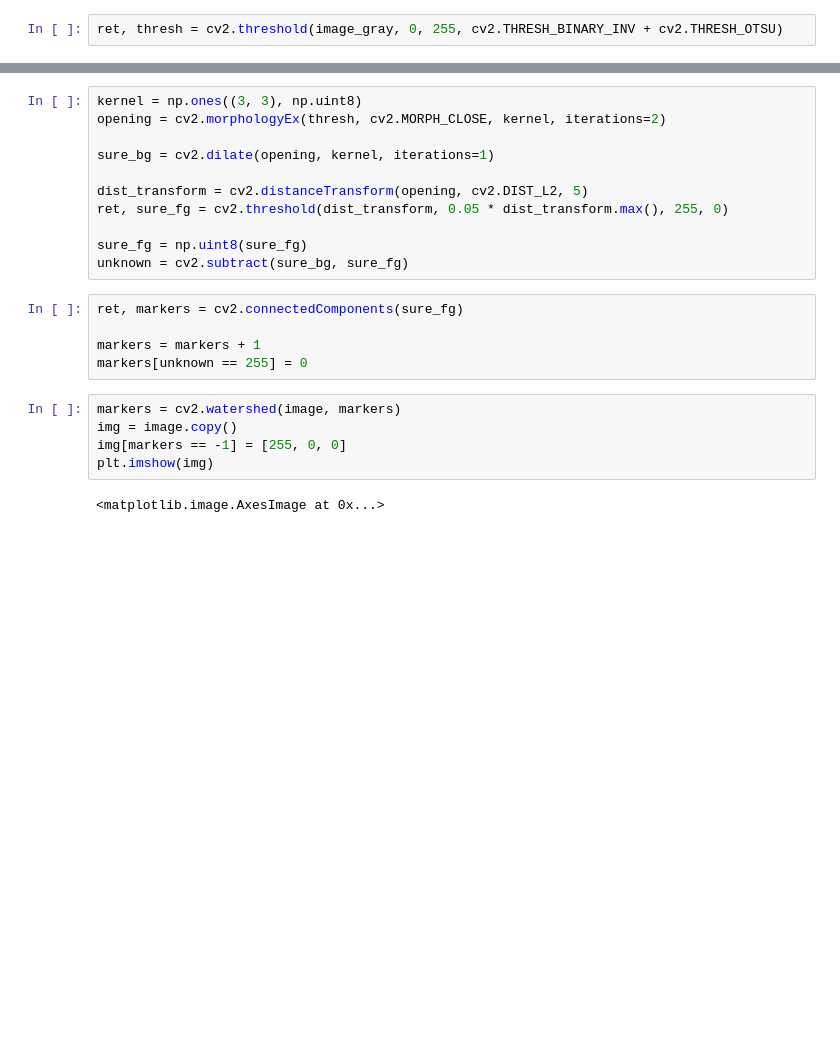
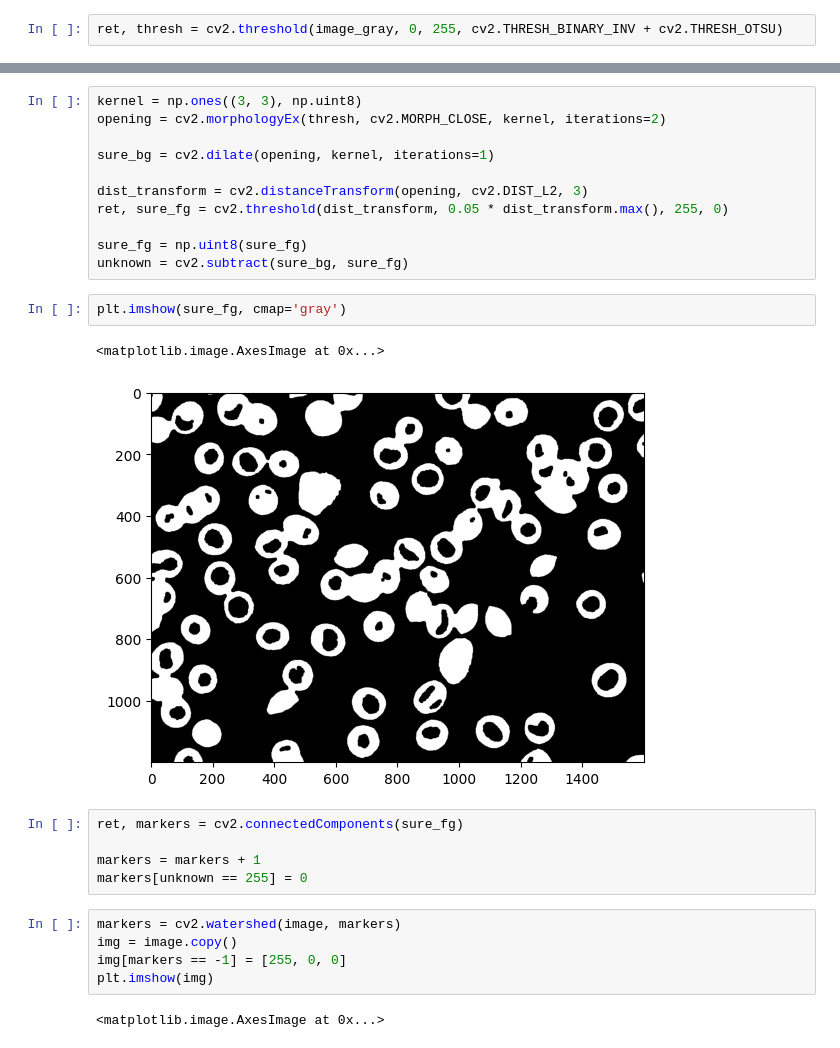
Before and after one commit to AveZorgen/2d-graphics, a Jupyter notebook: pract4.ipynb, the cells around one changed output, grey strips where cells are left out. Cells and saved outputs as stored; diff of their text form; blank space fills up the shorter version.

```diff
--- a/pract4.ipynb
+++ b/pract4.ipynb
@@ -25,11 +28,16 @@ opening = cv2.morphologyEx(thresh, cv2.MORPH_CLOSE, kernel, iterations=2)
 
 sure_bg = cv2.dilate(opening, kernel, iterations=1)
 
-dist_transform = cv2.distanceTransform(opening, cv2.DIST_L2, 5)
+dist_transform = cv2.distanceTransform(opening, cv2.DIST_L2, 3)
 ret, sure_fg = cv2.threshold(dist_transform, 0.05 * dist_transform.max(), 255, 0)
 
 sure_fg = np.uint8(sure_fg)
 unknown = cv2.subtract(sure_bg, sure_fg)
+# %%
+plt.imshow(sure_fg, cmap='gray')
+# %% [output]
+<matplotlib.image.AxesImage at 0x...>
+[figure, added]
 # %%
 ret, markers = cv2.connectedComponents(sure_fg)
 
```
Also changed, not shown: parts of 4 cells of this notebook.
